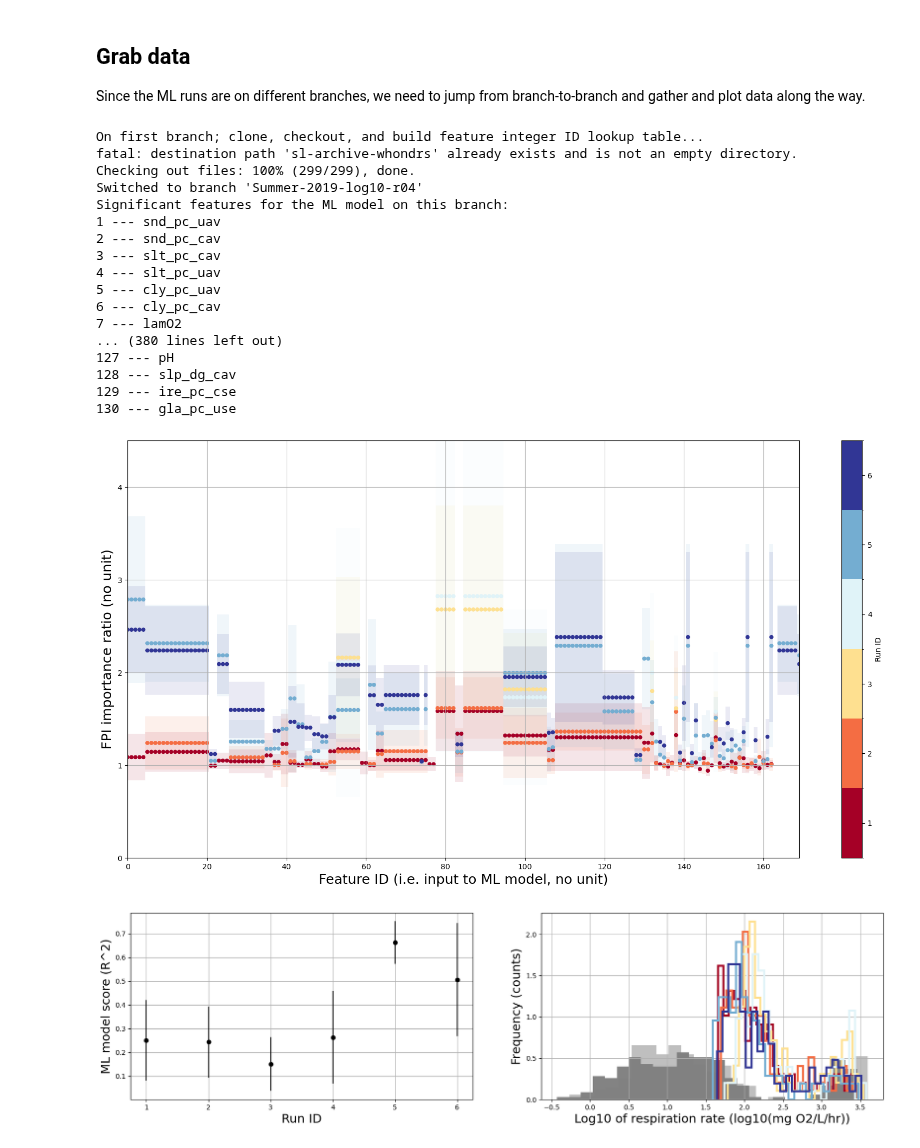
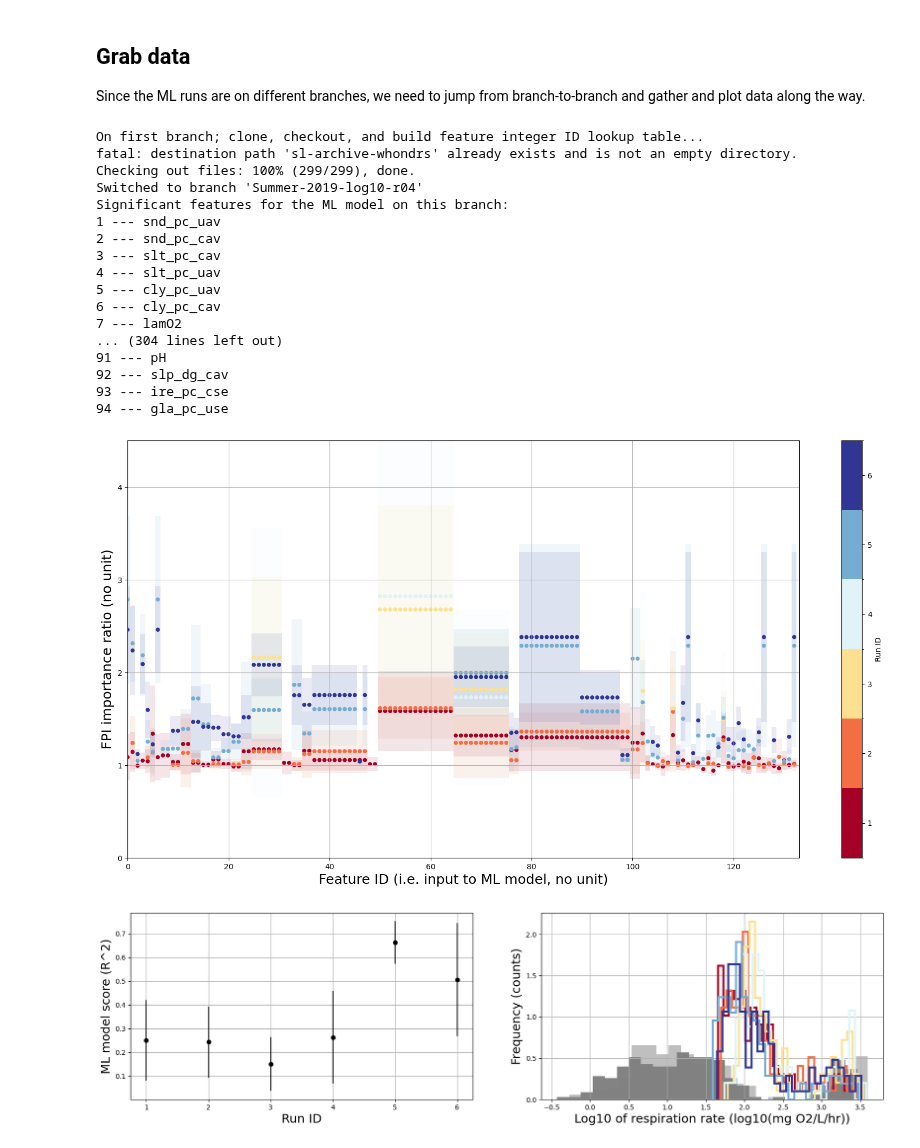
Before and after one commit to parallelworks/sl-archive-whondrs, a Jupyter notebook: examples/plot_fpi_results.ipynb, the cells around one changed output. Drawn from its saved outputs; the diff is of its cells as text; code cells hidden in the pictures.

```diff
--- a/examples/plot_fpi_results.ipynb
+++ b/examples/plot_fpi_results.ipynb
@@ -89,14 +123,21 @@ for ll,branch in enumerate(list_branches):
         # the data and generating DOI descriptors.
         ! cd {repo_prefix}/{repo_name}; find . > ~/{branch}.list
 
+        #==========================================
         # Load data for look up table only
-        fpi_avg = pd.read_csv(repo_prefix+repo_name+'/output_data/fpi_avg.csv', index_col=False)
+        #---#fpi_avg = pd.read_csv(repo_prefix+repo_name+'/output_data/fpi_avg.csv', index_col=False)
 
-        # Make the loop up table; need to invert
+        # Make the look up table; need to invert
         # the keys (integers) with the values (feature names)
         # so that feature names can be converted to ints
         # later.
-        feature_id_name_dict = dict((v,k) for k,v in fpi_avg['Unnamed: 0'].to_dict().items())
+        #---#feature_id_name_dict = dict((v,k) for k,v in fpi_avg['Unnamed: 0'].to_dict().items())
+
+        #===========================================
+        # WORKING HERE TO REPLACE #---# ABOVE
+        fpi_avg = load_and_filter_fpi(repo_prefix+repo_name+'/output_data/fpi_avg.csv')
+        feature_id_name_dict = dict((v,k) for k,v in pd.DataFrame(data=fpi_avg.index).to_dict()[0].items())
+        #==========================================
 
         # Count the number of features
         num_features = len(feature_id_name_dict)
@@ -112,7 +153,8 @@ for ll,branch in enumerate(list_branches):
     # Load data and replace feature names with IDs in dict
     # In the process, get a list of features available in
     # just this branch.
-    fpi_avg = pd.read_csv(repo_prefix+repo_name+'/output_data/fpi_avg.csv', index_col=0)
+    #---#fpi_avg = pd.read_csv(repo_prefix+repo_name+'/output_data/fpi_avg.csv', index_col=0)
+    fpi_avg = load_and_filter_fpi(repo_prefix+repo_name+'/output_data/fpi_avg.csv')
     branch_feature_names = list(fpi_avg.index)
 
     # Check all features in this branch are in the feature ID dict
@@ -127,7 +169,7 @@ for ll,branch in enumerate(list_branches):
     # instead of feature name.
     fpi_avg.rename(index=feature_id_name_dict, inplace=True)
 
-    fpi_std = pd.read_csv(repo_prefix+repo_name+'/output_data/fpi_std.csv', index_col=0)
+    fpi_std = load_and_filter_fpi(repo_prefix+repo_name+'/output_data/fpi_std.csv')
     fpi_std.rename(index=feature_id_name_dict, inplace=True)
 
     # Get summary statistics over each FPI (random shuffle
@@ -135,7 +177,7 @@ for ll,branch in enumerate(list_branches):
     mean = fpi_avg.mean(axis=1)
     upper = fpi_avg.mean(axis=1)+fpi_avg.std(axis=1)
     lower = fpi_avg.mean(axis=1)-fpi_avg.std(axis=1)
-    error = fpi_std.max(axis=1)
+    uncert = fpi_std.max(axis=1)
 
     # If the max value is bigger than the current value,
     # update it.
@@ -143,6 +185,7 @@ for ll,branch in enumerate(list_branches):
         fpi_max = upper.max()
 
     # Start printing out good features:
+    # Printing disabled since adding tablulation below
     print('Significant features for the ML model on this branch:')
     ff = 1
 
@@ -162,7 +205,7 @@ for ll,branch in enumerate(list_branches):
         # Get the upper and lower bounds of the box
         f_upper = upper[f_id]
         f_lower = lower[f_id]
-        f_error = error[f_id]
+        f_uncert = uncert[f_id]
 
         # Get information about means for plotting later
         scatter_id.append(f_id)
@@ -226,39 +269,39 @@ for ll,branch in enumerate(list_branches):
 
 # Done with looping over branches
 
 # Scatter color plot the means
 # Note that I need to scale the color data manually so it matches
 # the colormap I set above.
 ax.scatter(scatter_id,scatter_mean,s=scatter_size,c=cmap((np.array(scatter_color, dtype='float32') - 1)/(len(list_branches) - 1)))
 
 ax.grid()
 
 plt.xlim(0,len(feature_id_name_dict))
 plt.ylim(0,fpi_max)
 
 plt.xlabel('Feature ID (i.e. input to ML model, no unit)', fontsize=18)
 plt.ylabel('FPI importance ratio (no unit)', fontsize=18)
 
 plt.savefig('ML-FPI-summary.pdf')
 # %% [output]
 On first branch; clone, checkout, and build feature integer ID lookup table...
 fatal: destination path 'sl-archive-whondrs' already exists and is not an empty directory.
 Checking out files: 100% (299/299), done.
 Switched to branch 'Summer-2019-log10-r04'
 Significant features for the ML model on this branch:
 1 --- snd_pc_uav
 2 --- snd_pc_cav
 3 --- slt_pc_cav
 4 --- slt_pc_uav
 5 --- cly_pc_uav
 6 --- cly_pc_cav
 7 --- lamO2
-... (380 lines left out)
-127 --- pH
-128 --- slp_dg_cav
-129 --- ire_pc_cse
-130 --- gla_pc_use
+... (304 lines left out)
+91 --- pH
+92 --- slp_dg_cav
+93 --- ire_pc_cse
+94 --- gla_pc_use
-[figure, old version]
+[figure, new version]
 # %%
 # Set up side-by-side plot
 fig, (ax0, ax1)  = plt.subplots(1,2,figsize=(20,5))
```
Also changed, not shown: parts of 9 cells of this notebook, 5 other files.
